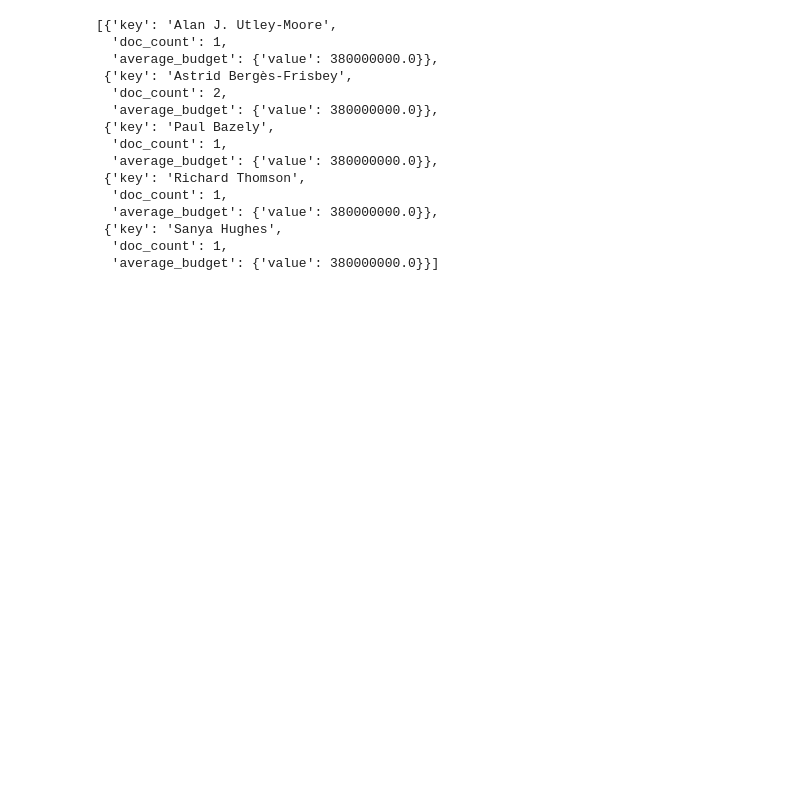
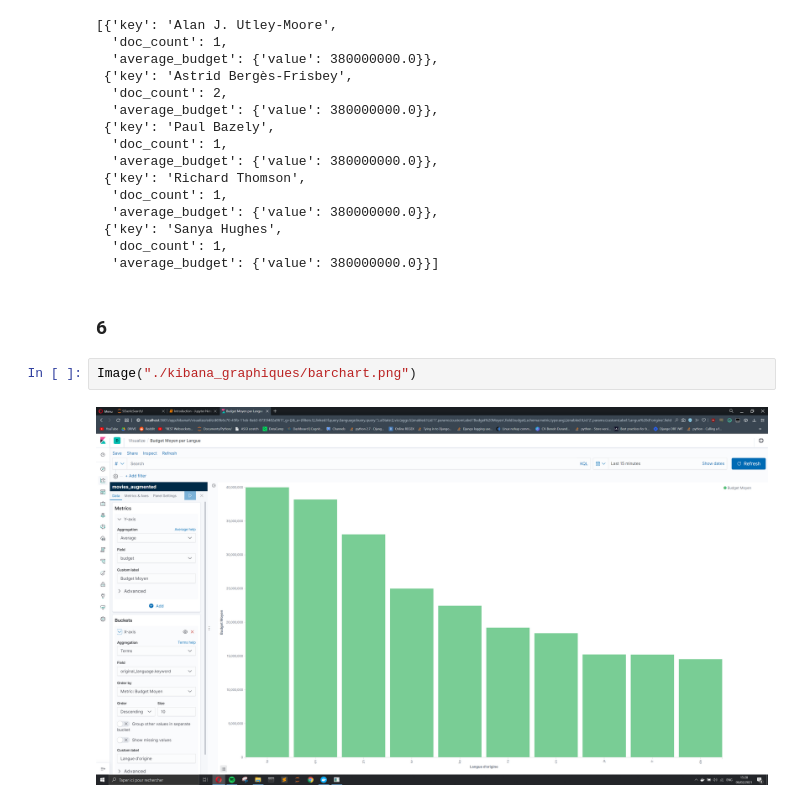
Before and after one commit to duranbe/DataEngineerTools, a Jupyter notebook: 5ElasticSearch/Introduction.ipynb, the cells around one changed output. Drawn from its saved outputs; the diff is of its cells as text; blank space fills up the shorter version.

```diff
--- a/5ElasticSearch/Introduction.ipynb
+++ b/5ElasticSearch/Introduction.ipynb
@@ -717,3 +717,9 @@ result["aggregations"]["actor"]["buckets"][0:5]
  {'key': 'Sanya Hughes',
   'doc_count': 1,
   'average_budget': {'value': 380000000.0}}]
+# %% [markdown]
+### 6
+# %%
+Image("./kibana_graphiques/barchart.png")
+# %% [output]
+[figure, added]
```
Also changed, not shown: parts of 2 cells of this notebook, 6 other files.
